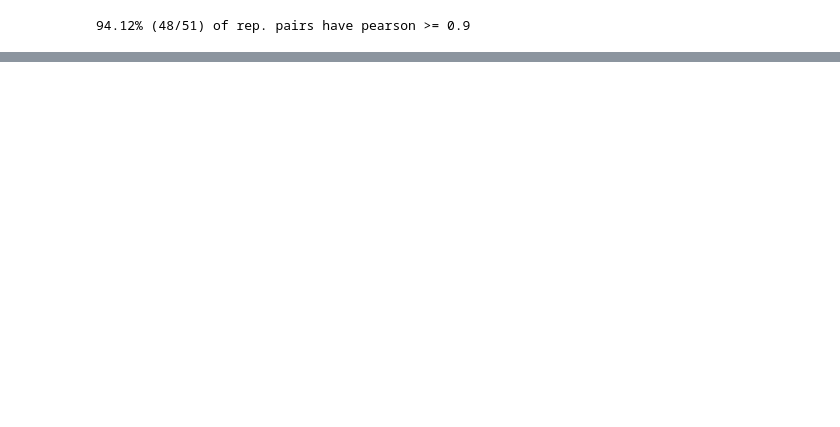
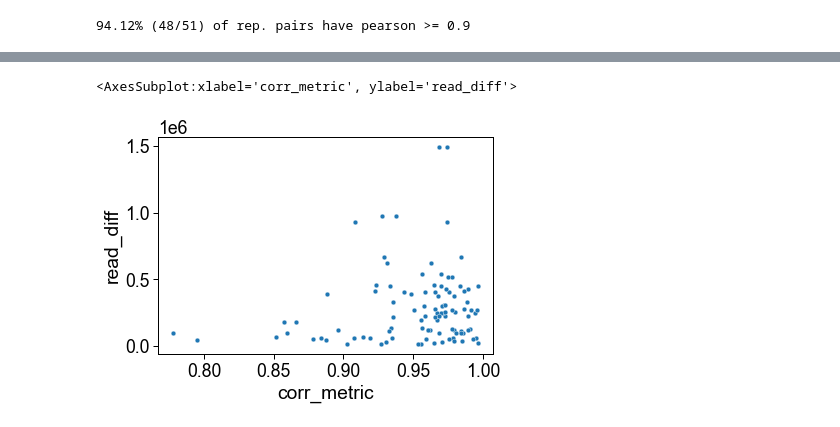
Before and after one commit to fairliereese/paper_rnawg, a Jupyter notebook: figures_revisions/revisions/correlations_gene.ipynb, the cells around one changed output, grey strips where cells are left out. Drawn from its saved outputs; the diff is of its cells as text; code cells hidden in the pictures; blank space fills up the shorter version.

```diff
--- a/figures_revisions/revisions/correlations_gene.ipynb
+++ b/figures_revisions/revisions/correlations_gene.ipynb
@@ -289,0 +298,26 @@ print(f'{perc(n_num,n):.2f}% ({n_num}/{n}) of rep. pairs have {t} >= {min_corr}'
+# %%
+meta = pd.read_csv(lib_meta, sep='\t')
+meta = meta[['platform', 'dataset', 'reads_post_talon']]
+# meta.head()
+# %%
+meta.rename({'dataset': 'dataset_1'}, axis=1, inplace=True)
+df = df.merge(meta[['dataset_1', 'platform', 'reads_post_talon']], how='left',
+                  on='dataset_1',
+                  suffixes=('', '_1'))
+df.rename({'reads_post_talon': 'reads_post_talon_1'}, axis=1, inplace=True)
+meta.rename({'dataset_1': 'dataset_2'}, axis=1, inplace=True)
+df = df.merge(meta[['dataset_2', 'reads_post_talon']], how='left',
+                  on='dataset_2',
+                  suffixes=('', '_2'))
+df.rename({'reads_post_talon': 'reads_post_talon_2'}, axis=1, inplace=True)
+
+# temp = temp.merge(meta[['dataset', 'reads_post_talon']], how='left',
+#                   left_on='dataset_2',
+#                   right_on='dataset')
+# temp
+# # temp.loc[temp.corr_metric<0.8]
+# # temp.loc[temp.corr_metric<0.8][['dataset_2', 'dataset_2', 'corr_metric', 'platform',
+# #                                 'reads_post_talon_1', 'reads_post_talon_2']]
+
+df['read_diff'] = (df.reads_post_talon_1-df.reads_post_talon_2).abs()
+df.loc[df.corr_metric<0.8]
@@ -289,0 +328,5 @@ print(f'{perc(n_num,n):.2f}% ({n_num}/{n}) of rep. pairs have {t} >= {min_corr}'
+# %%
+sns.scatterplot(df, x='corr_metric', y='read_diff')
+# %% [output]
+<AxesSubplot:xlabel='corr_metric', ylabel='read_diff'>
+[figure, added]
```
Also changed, not shown: parts of 8 cells of this notebook, 14 other files.
